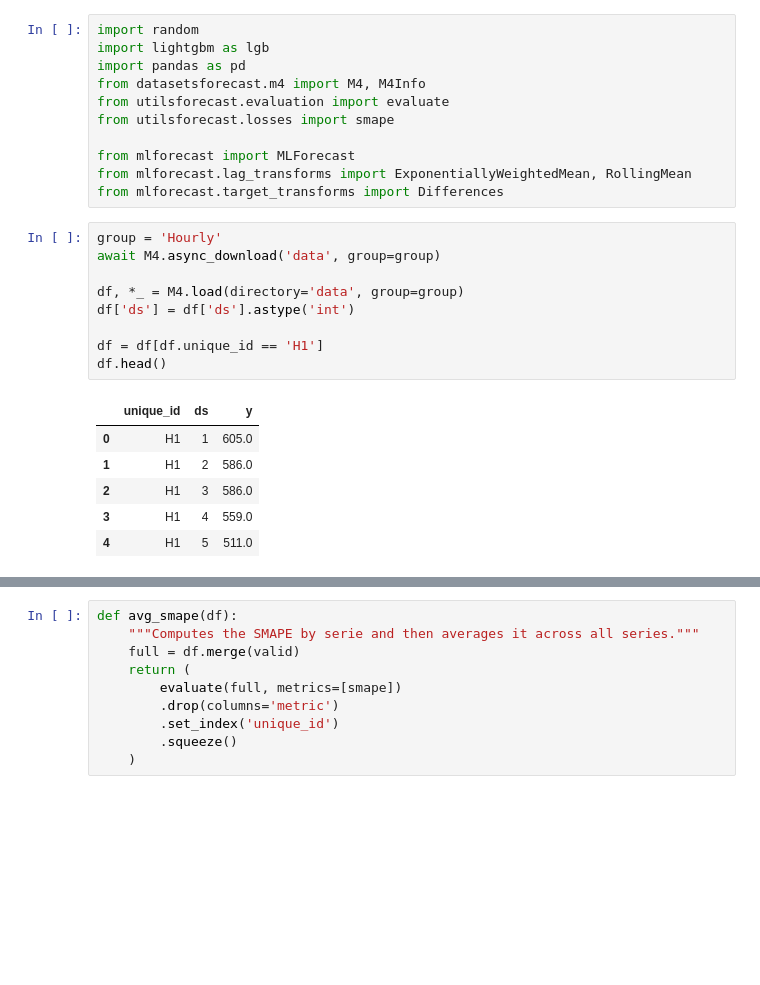
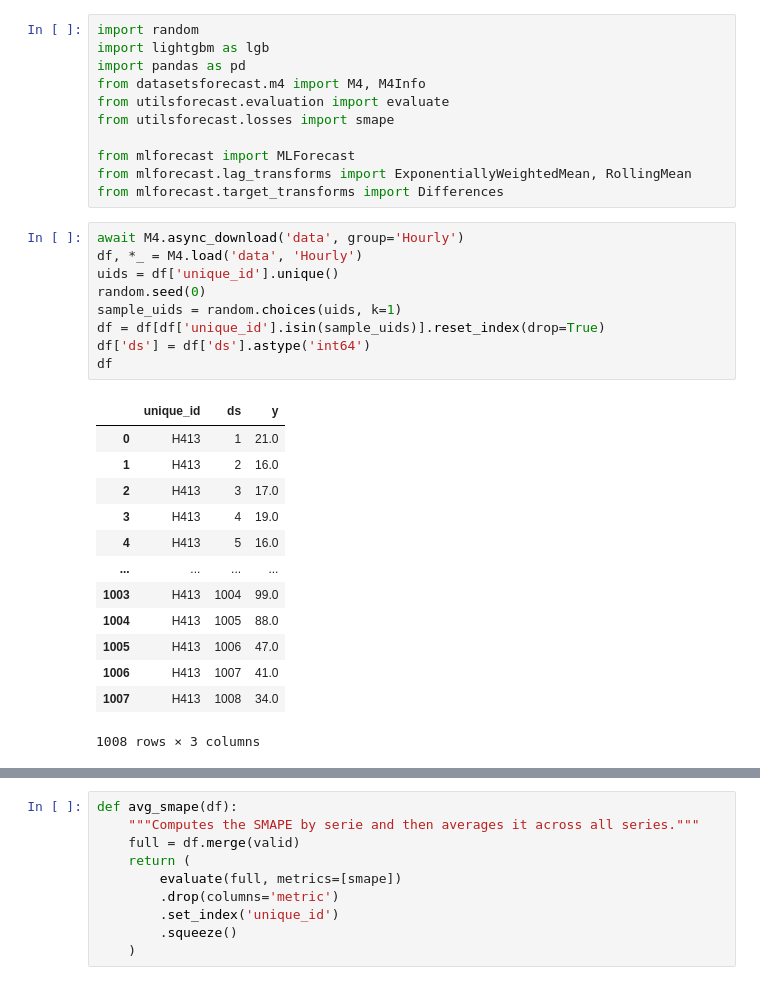
Before and after one commit to LuciaRavazzi/Master-DataScienceLab, a Jupyter notebook: Nixtla/4-Direct-Forecasting.ipynb, the cells around one changed output, grey strips where cells are left out. Drawn from its saved outputs; the diff is of its cells as text; blank space fills up the shorter version.

```diff
--- a/Nixtla/4-Direct-Forecasting.ipynb
+++ b/Nixtla/4-Direct-Forecasting.ipynb
@@ -13,22 +13,29 @@ from utilsforecast.losses import smape
 from mlforecast import MLForecast
 from mlforecast.lag_transforms import ExponentiallyWeightedMean, RollingMean
 from mlforecast.target_transforms import Differences
-# %%
-group = 'Hourly'
-await M4.async_download('data', group=group)
-
-df, *_ = M4.load(directory='data', group=group)
-df['ds'] = df['ds'].astype('int')
-
-df = df[df.unique_id == 'H1']
-df.head()
-# %% [output]
-|  | unique_id | ds | y |
-| 0 | H1 | 1 | 605.0 |
-| 1 | H1 | 2 | 586.0 |
-| 2 | H1 | 3 | 586.0 |
-| 3 | H1 | 4 | 559.0 |
-| 4 | H1 | 5 | 511.0 |
+# %%
+await M4.async_download('data', group='Hourly')
+df, *_ = M4.load('data', 'Hourly')
+uids = df['unique_id'].unique()
+random.seed(0)
+sample_uids = random.choices(uids, k=1)
+df = df[df['unique_id'].isin(sample_uids)].reset_index(drop=True)
+df['ds'] = df['ds'].astype('int64')
+df
+# %% [output]
+|  | unique_id | ds | y |
+| 0 | H413 | 1 | 21.0 |
+| 1 | H413 | 2 | 16.0 |
+| 2 | H413 | 3 | 17.0 |
+| 3 | H413 | 4 | 19.0 |
+| 4 | H413 | 5 | 16.0 |
+| ... | ... | ... | ... |
+| 1003 | H413 | 1004 | 99.0 |
+| 1004 | H413 | 1005 | 88.0 |
+| 1005 | H413 | 1006 | 47.0 |
+| 1006 | H413 | 1007 | 41.0 |
+| 1007 | H413 | 1008 | 34.0 |
+1008 rows × 3 columns
 # %%
 df.shape
 # %% [output]
```
Also changed, not shown: parts of 16 cells of this notebook, 5 other files.
